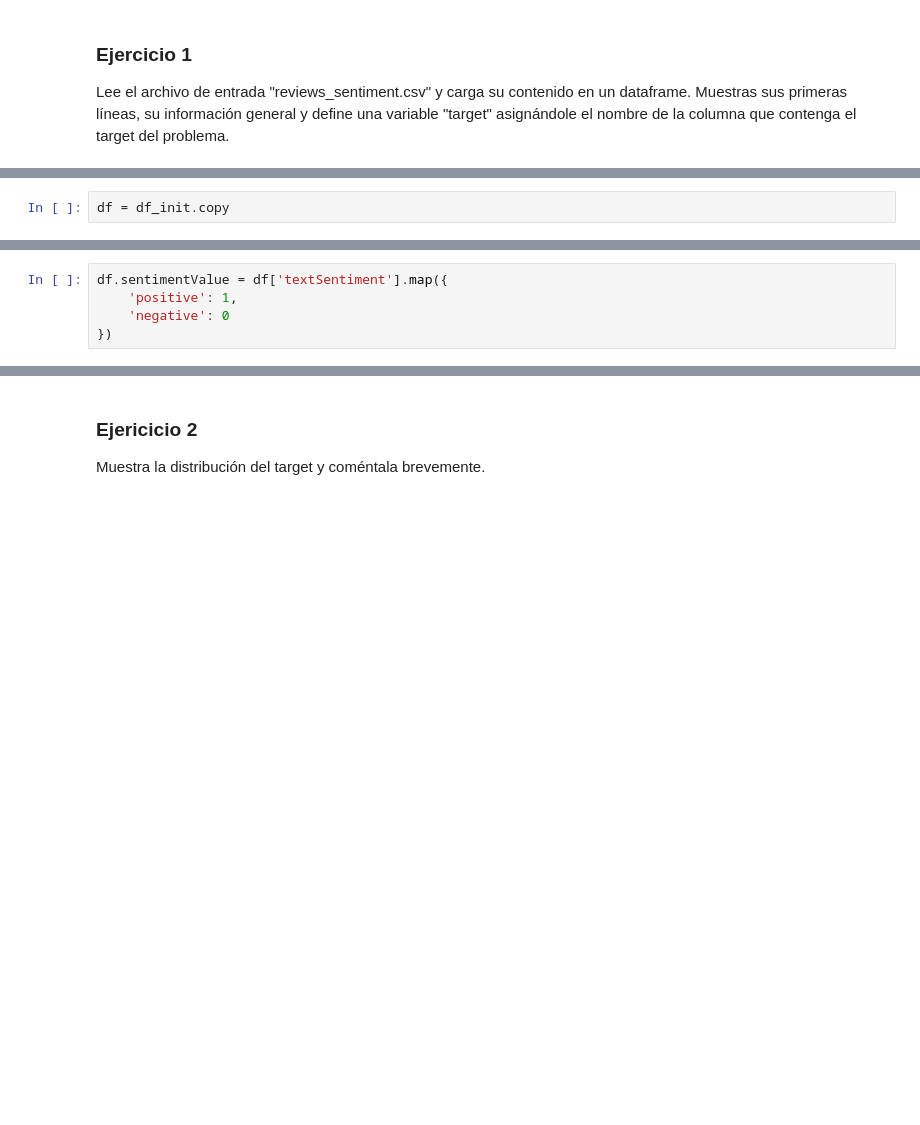
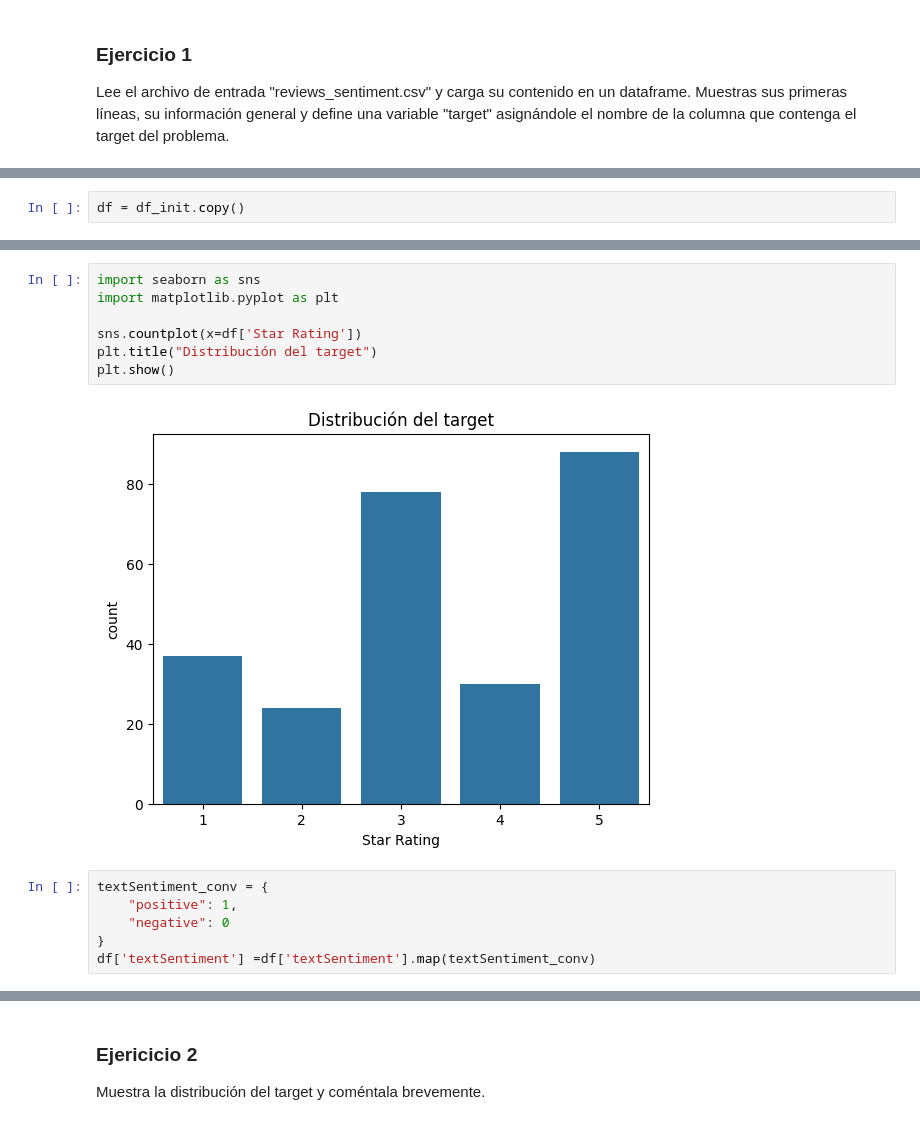
Before and after one commit to mfondevilla/DS-Online-MelaniaFondevilla, a Jupyter notebook: 04_Machine_Learning/Sprint_12/Unidad_01_ML_Supervisado_Otros_Modelos/02_Ejercicios_Workout/13_Ejercicios_Otros_Modelos.ipynb, the cells around one changed output, grey strips where cells are left out. Drawn from its saved outputs; the diff is of its cells as text; blank space fills up the shorter version.

```diff
--- a/04_Machine_Learning/Sprint_12/Unidad_01_ML_Supervisado_Otros_Modelos/02_Ejercicios_Workout/13_Ejercicios_Otros_Modelos.ipynb
+++ b/04_Machine_Learning/Sprint_12/Unidad_01_ML_Supervisado_Otros_Modelos/02_Ejercicios_Workout/13_Ejercicios_Otros_Modelos.ipynb
@@ -57,2 +42,2 @@ df_init.describe(include='all')
 # %%
-df = df_init.copy
+df = df_init.copy()
@@ -63,5 +43,0 @@ TypeError: 'method' object is not subscriptable
-# %%
-df.sentimentValue = df['textSentiment'].map({
-    'positive': 1,
-    'negative': 0
-})
@@ -69,0 +54,15 @@ TypeError: 'method' object is not subscriptable
+# %%
+import seaborn as sns
+import matplotlib.pyplot as plt
+
+sns.countplot(x=df['Star Rating'])
+plt.title("Distribución del target")
+plt.show()
+# %% [output]
+[figure, added]
+# %%
+textSentiment_conv = {
+    "positive": 1,
+    "negative": 0
+}
+df['textSentiment'] =df['textSentiment'].map(textSentiment_conv)
```
Also changed, not shown: parts of 13 cells of this notebook, 2 other files.
